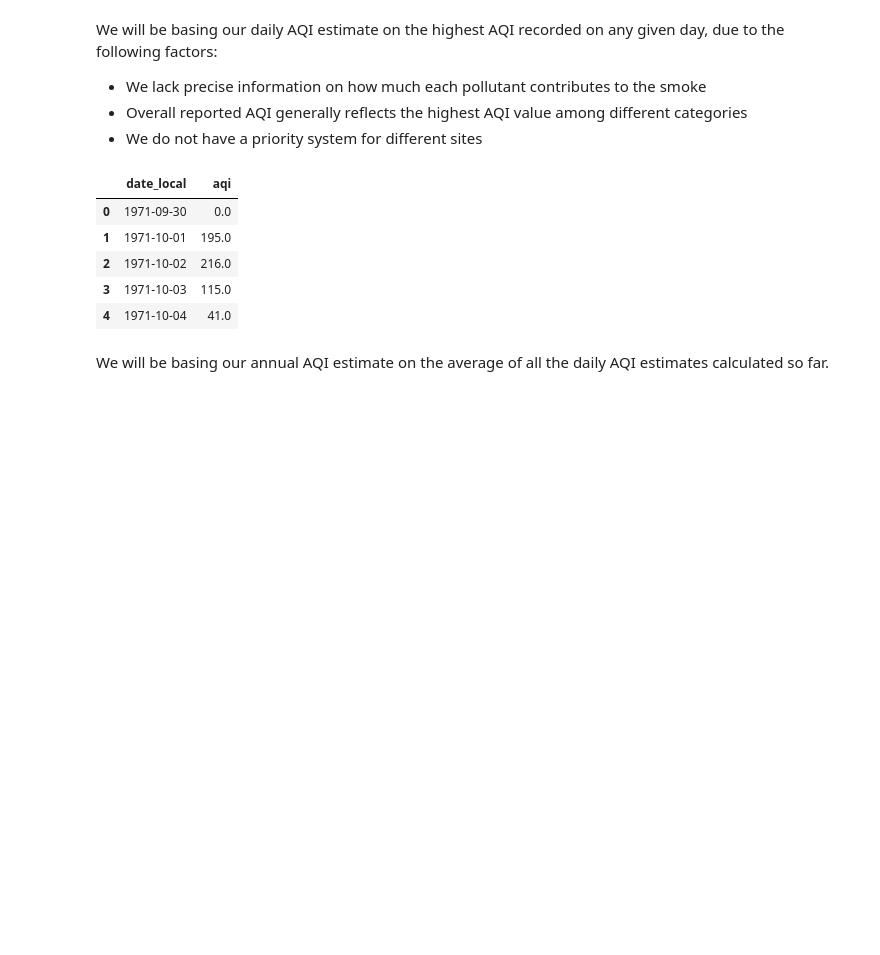
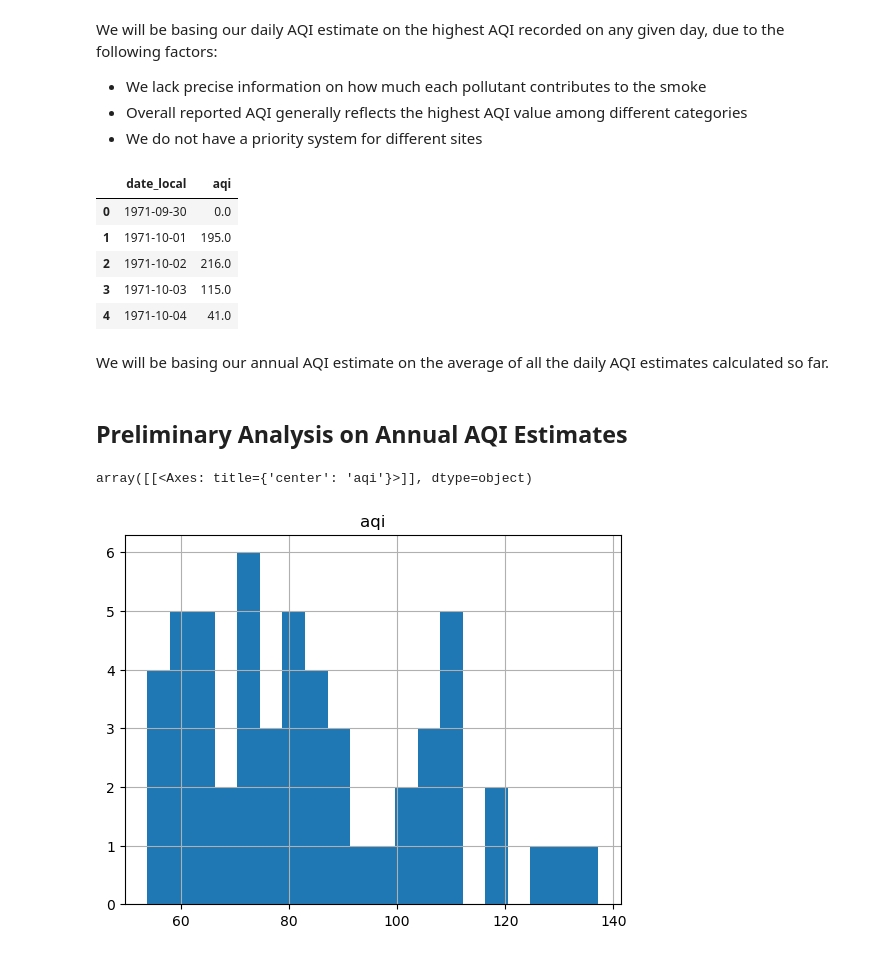
Before and after one commit to himanshunaidu/data512_project, a Jupyter notebook: aqi_data_acquisition.ipynb, the cells around one changed output. Cells and saved outputs as stored; diff of their text form; code cells hidden in the pictures; blank space fills up the shorter version.

Commit message:
Extra analysis on smoke and aqi

```diff
--- a/aqi_data_acquisition.ipynb
+++ b/aqi_data_acquisition.ipynb
@@ -658,3 +604,9 @@ aqi_annual_estimate_df.drop(columns='date_local', inplace=True)
 # Save the estimates
 aqi_daily_estimate_df.to_csv(AQI_DAILY_ESTIMATE_PATH, index=False)
 aqi_annual_estimate_df.to_csv(AQI_ANNUAL_ESTIMATE_PATH, index=False)
+# %%
+# In the future, we can load the data from the CSV files for analysis
+# aqi_daily_estimate_df = pd.read_csv(AQI_DAILY_ESTIMATE_PATH)
+aqi_annual_estimate_df = pd.read_csv(AQI_ANNUAL_ESTIMATE_PATH)
+# %% [markdown]
+## Preliminary Analysis on Annual AQI Estimates
@@ -660,0 +616,9 @@ aqi_annual_estimate_df.to_csv(AQI_ANNUAL_ESTIMATE_PATH, index=False)
+# %%
+# CONSTANTS
+AQI_ESTIMATE_YEAR_COL = 'year'
+AQI_ESTIMATE_VALUE_COL = 'aqi'
+# %%
+aqi_annual_estimate_df.hist(column=AQI_ESTIMATE_VALUE_COL, bins=20)
+# %% [output]
+array([[<Axes: title={'center': 'aqi'}>]], dtype=object)
+[figure, added]
```
Also changed, not shown: parts of 7 cells of this notebook, 1 other file.
